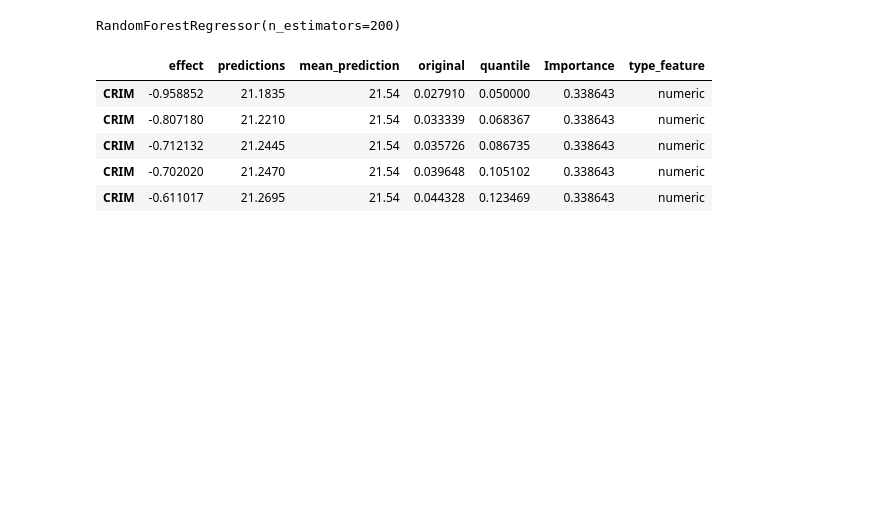
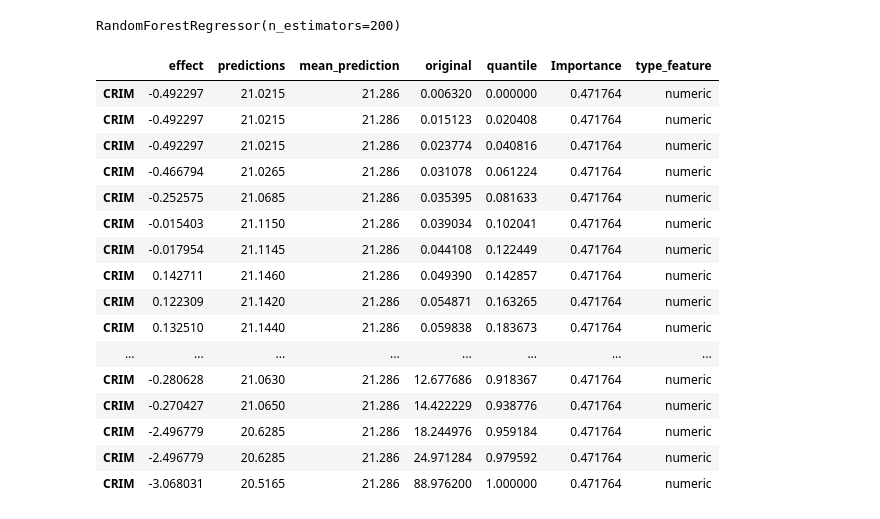
Before and after one commit to dandolodavid/ACME, a Jupyter notebook: notebook/ACME regression.ipynb, the cells around one changed output. Saved outputs shown, nothing was run; the diff lists cells and outputs as text; code cells hidden in the pictures; blank space fills up the shorter version.

```diff
--- a/notebook/ACME regression.ipynb
+++ b/notebook/ACME regression.ipynb
@@ -18,6 +36,6 @@ dataset['target'] = y
 # %%
 rf = RandomForestRegressor(n_estimators=200)
-rf.fit(X,y)
+rf.fit(dataset.drop(columns='target'),y)
 # %% [output]
 RandomForestRegressor(n_estimators=200)
 # %%
@@ -25,11 +43,22 @@ acme_rf = ACME(rf,'target',qualitative_features=['CHAS'], K=50)
 # %%
 acme_rf = acme_rf.fit(dataset)
 # %%
-acme_rf.summary_table().head()
+acme_rf.summary_table().loc['CRIM']
 # %% [output]
 |  | effect | predictions | mean_prediction | original | quantile | Importance | type_feature |
-| CRIM | -0.958852 | 21.1835 | 21.54 | 0.027910 | 0.050000 | 0.338643 | numeric |
-| CRIM | -0.807180 | 21.2210 | 21.54 | 0.033339 | 0.068367 | 0.338643 | numeric |
-| CRIM | -0.712132 | 21.2445 | 21.54 | 0.035726 | 0.086735 | 0.338643 | numeric |
-| CRIM | -0.702020 | 21.2470 | 21.54 | 0.039648 | 0.105102 | 0.338643 | numeric |
-| CRIM | -0.611017 | 21.2695 | 21.54 | 0.044328 | 0.123469 | 0.338643 | numeric |
+| CRIM | -0.492297 | 21.0215 | 21.286 | 0.006320 | 0.000000 | 0.471764 | numeric |
+| CRIM | -0.492297 | 21.0215 | 21.286 | 0.015123 | 0.020408 | 0.471764 | numeric |
+| CRIM | -0.492297 | 21.0215 | 21.286 | 0.023774 | 0.040816 | 0.471764 | numeric |
+| CRIM | -0.466794 | 21.0265 | 21.286 | 0.031078 | 0.061224 | 0.471764 | numeric |
+| CRIM | -0.252575 | 21.0685 | 21.286 | 0.035395 | 0.081633 | 0.471764 | numeric |
+| CRIM | -0.015403 | 21.1150 | 21.286 | 0.039034 | 0.102041 | 0.471764 | numeric |
+| CRIM | -0.017954 | 21.1145 | 21.286 | 0.044108 | 0.122449 | 0.471764 | numeric |
+| CRIM | 0.142711 | 21.1460 | 21.286 | 0.049390 | 0.142857 | 0.471764 | numeric |
+| CRIM | 0.122309 | 21.1420 | 21.286 | 0.054871 | 0.163265 | 0.471764 | numeric |
+| CRIM | 0.132510 | 21.1440 | 21.286 | 0.059838 | 0.183673 | 0.471764 | numeric |
+| ... | ... | ... | ... | ... | ... | ... | ... |
+| CRIM | -0.280628 | 21.0630 | 21.286 | 12.677686 | 0.918367 | 0.471764 | numeric |
+| CRIM | -0.270427 | 21.0650 | 21.286 | 14.422229 | 0.938776 | 0.471764 | numeric |
+| CRIM | -2.496779 | 20.6285 | 21.286 | 18.244976 | 0.959184 | 0.471764 | numeric |
+| CRIM | -2.496779 | 20.6285 | 21.286 | 24.971284 | 0.979592 | 0.471764 | numeric |
+| CRIM | -3.068031 | 20.5165 | 21.286 | 88.976200 | 1.000000 | 0.471764 | numeric |
```
Also changed, not shown: parts of 7 cells of this notebook, 13 other files.
